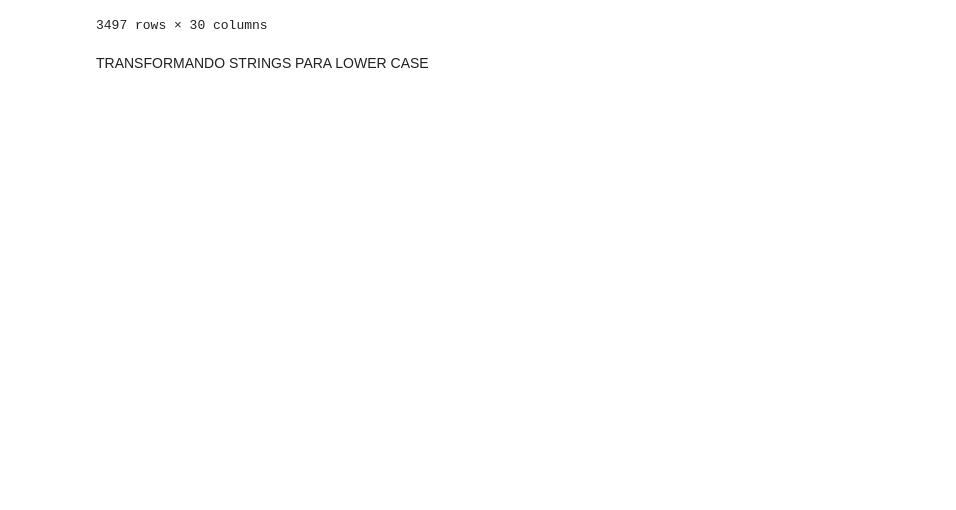
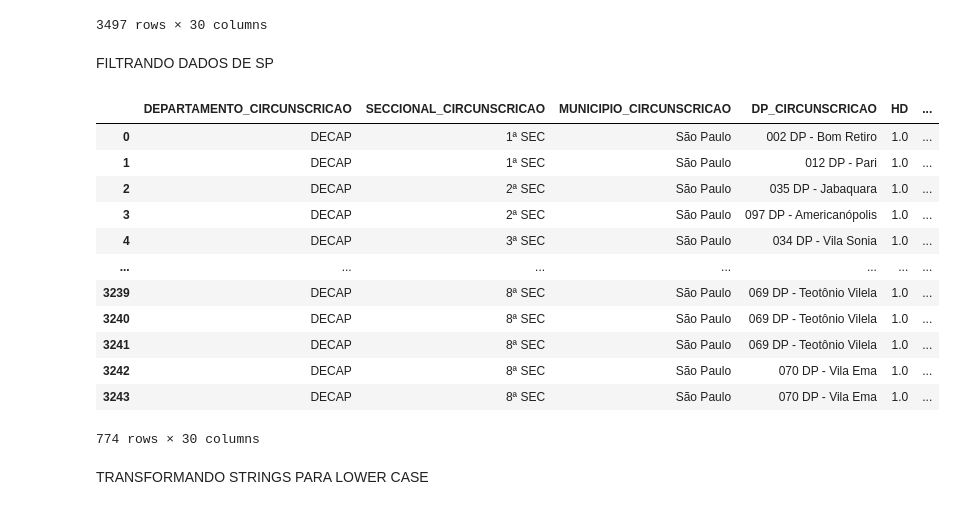
Before and after one commit to JoaoAlmir/ML2023-JoaoAlmirDaCostaJunior, a Jupyter notebook: Atv Análise de dados dos crimes/atv.ipynb, the cells around one changed output. Drawn from its saved outputs; the diff is of its cells as text; code cells hidden in the pictures; blank space fills up the shorter version.

```diff
--- a/Atv Análise de dados dos crimes/atv.ipynb
+++ b/Atv Análise de dados dos crimes/atv.ipynb
@@ -39,6 +39,26 @@ df
 | 3502 | DEMACRO | SEC Taboão da Serra | Taboão da Serra | 002 DP - Taboão da Serra | 1.0 | ... |
 | 3503 | DEMACRO | SEC Taboão da Serra | Taboão da Serra | 002 DP - Taboão da Serra | 1.0 | ... |
 3497 rows × 30 columns
+# %% [markdown]
+FILTRANDO DADOS DE SP
+# %%
+SP = df["MUNICIPIO_CIRCUNSCRICAO"] == "São Paulo"
+df = df[SP]
+df
+# %% [output]
+|  | DEPARTAMENTO_CIRCUNSCRICAO | SECCIONAL_CIRCUNSCRICAO | MUNICIPIO_CIRCUNSCRICAO | DP_CIRCUNSCRICAO | HD | ... |
+| 0 | DECAP | 1ª SEC | São Paulo | 002 DP - Bom Retiro | 1.0 | ... |
+| 1 | DECAP | 1ª SEC | São Paulo | 012 DP - Pari | 1.0 | ... |
+| 2 | DECAP | 2ª SEC | São Paulo | 035 DP - Jabaquara | 1.0 | ... |
+| 3 | DECAP | 2ª SEC | São Paulo | 097 DP - Americanópolis | 1.0 | ... |
+| 4 | DECAP | 3ª SEC | São Paulo | 034 DP - Vila Sonia | 1.0 | ... |
+| ... | ... | ... | ... | ... | ... | ... |
+| 3239 | DECAP | 8ª SEC | São Paulo | 069 DP - Teotônio Vilela | 1.0 | ... |
+| 3240 | DECAP | 8ª SEC | São Paulo | 069 DP - Teotônio Vilela | 1.0 | ... |
+| 3241 | DECAP | 8ª SEC | São Paulo | 069 DP - Teotônio Vilela | 1.0 | ... |
+| 3242 | DECAP | 8ª SEC | São Paulo | 070 DP - Vila Ema | 1.0 | ... |
+| 3243 | DECAP | 8ª SEC | São Paulo | 070 DP - Vila Ema | 1.0 | ... |
+774 rows × 30 columns
 # %% [markdown]
 TRANSFORMANDO STRINGS PARA LOWER CASE
 # %%
```
Also changed, not shown: parts of 6 cells of this notebook.
